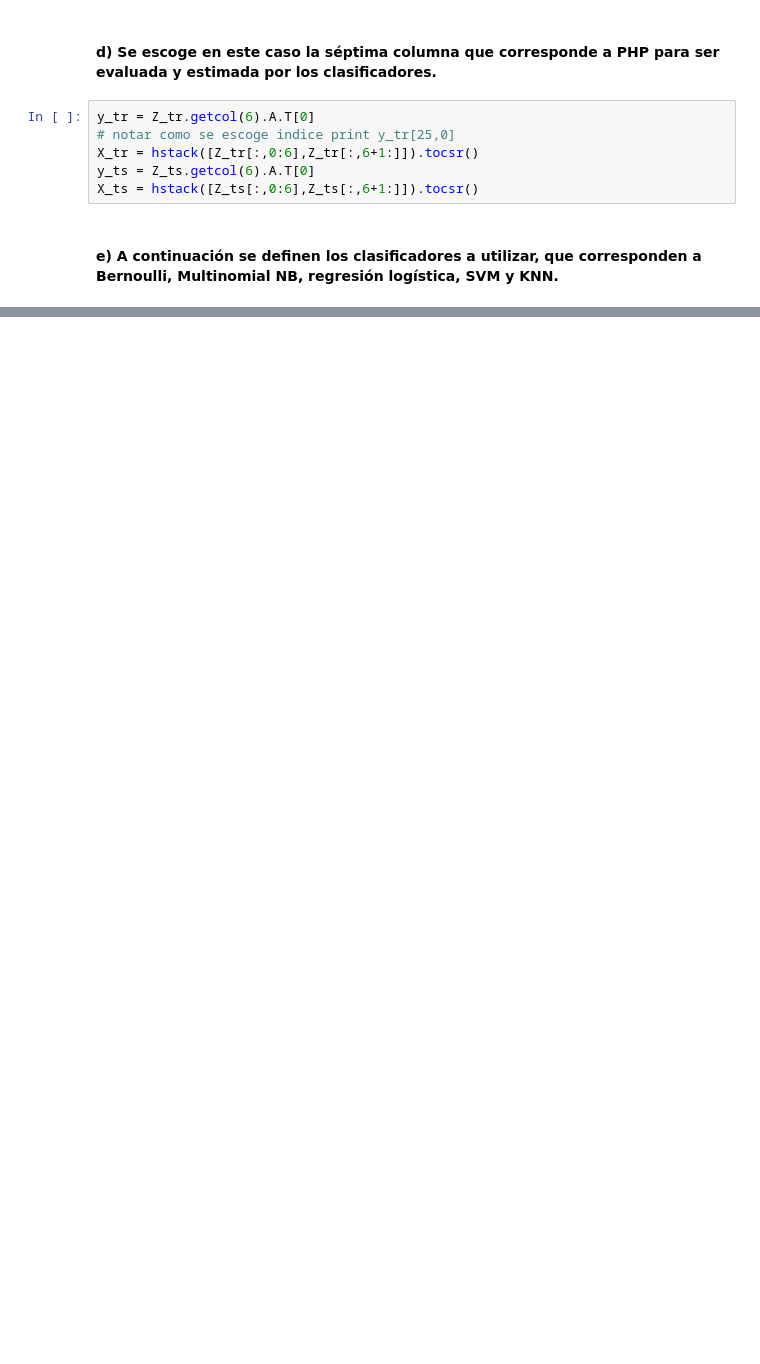
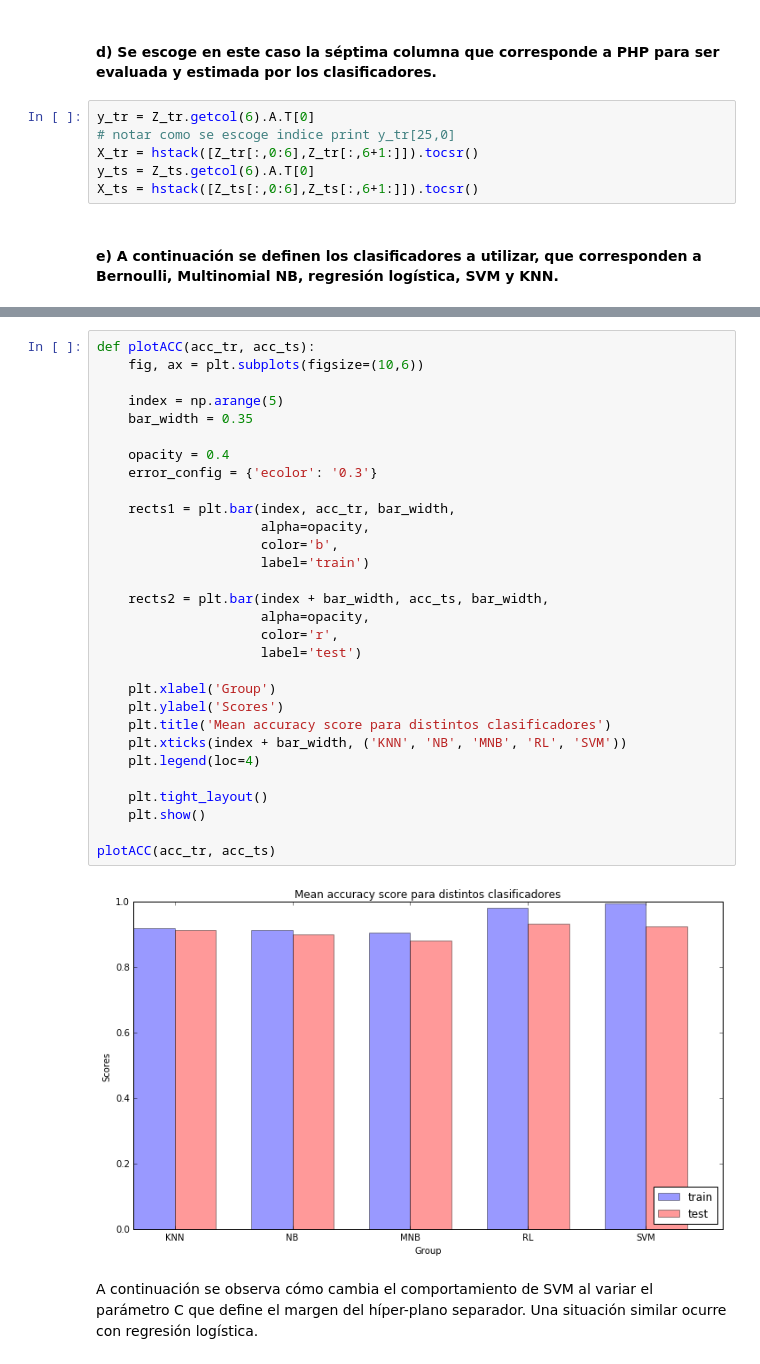
Before and after one commit to mazino/ML-Tarea1, a Jupyter notebook: ML-Tarea2/Pregunta 3/Pregunta 3.ipynb, the cells around one changed output, grey strips where cells are left out. Saved outputs shown, nothing was run; the diff lists cells and outputs as text; blank space fills up the shorter version.

```diff
--- a/ML-Tarea2/Pregunta 3/Pregunta 3.ipynb
+++ b/ML-Tarea2/Pregunta 3/Pregunta 3.ipynb
@@ -135,3 +166,37 @@ Como se aprecia en las tablas, el mejor resultado se obtiene mediante regresión
 Finalmente KNN es uno de los métodos para clasificación más simples, y que en este caso funciona muy bien, a pesar que KNN en un espacio de alta dimensionalidad puede tener un gran error, ya que los puntos que representan los datos están muy dispersos en el espacio, la tarea de agrupar vecinos basado en su cercanía se torna compleja, y si los datos no están muy compactados, se pierde la noción de clases. Afortunadamente este no es el caso, y KNN presenta buenos resultados en términos de complejidad y eficacia.
 
 La cantidad de datos es mucho menor que el número de características, por ello la densidad que ocupan los datos en el espacio es muy pequeña, esto muestra cómo afecta la maldición de la dimensionalidad a los algoritmos de clasificación, particularmente a los que se basan en medidas de longitud como la distancia euclidiana al lidiar con problemas de esta naturaleza.
+# %%
+def plotACC(acc_tr, acc_ts):
+    fig, ax = plt.subplots(figsize=(10,6))
+
+    index = np.arange(5)
+    bar_width = 0.35
+
+    opacity = 0.4
+    error_config = {'ecolor': '0.3'}
+
+    rects1 = plt.bar(index, acc_tr, bar_width,
+                     alpha=opacity,
+                     color='b',
+                     label='train')
+
+    rects2 = plt.bar(index + bar_width, acc_ts, bar_width,
+                     alpha=opacity,
+                     color='r',
+                     label='test')
+
+    plt.xlabel('Group')
+    plt.ylabel('Scores')
+    plt.title('Mean accuracy score para distintos clasificadores')
+    plt.xticks(index + bar_width, ('KNN', 'NB', 'MNB', 'RL', 'SVM'))
+    plt.legend(loc=4)
+
+    plt.tight_layout()
+    plt.show()
+
+plotACC(acc_tr, acc_ts)
+# %% [output]
+[figure, added]
+# %% [markdown]
+A continuación se observa cómo cambia el comportamiento de SVM al variar el parámetro C que define el margen del híper-plano separador. Una situación similar ocurre con regresión logística.
```
Also changed, not shown: parts of 10 cells of this notebook.
